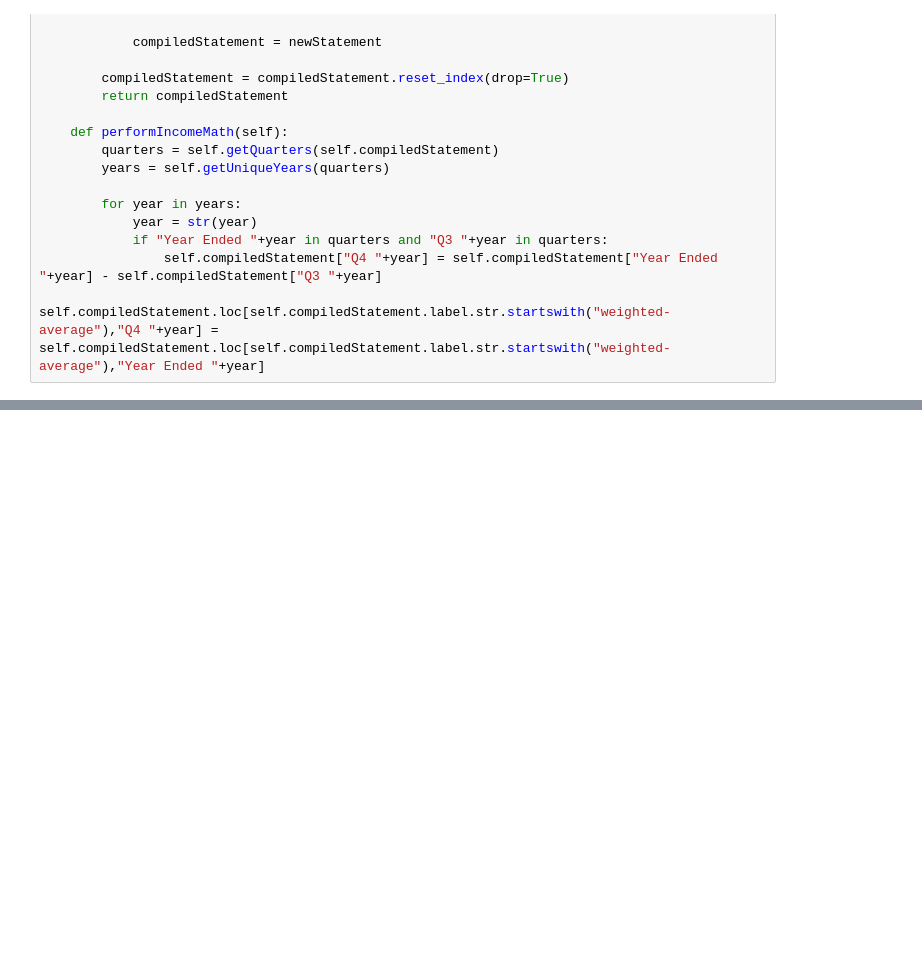
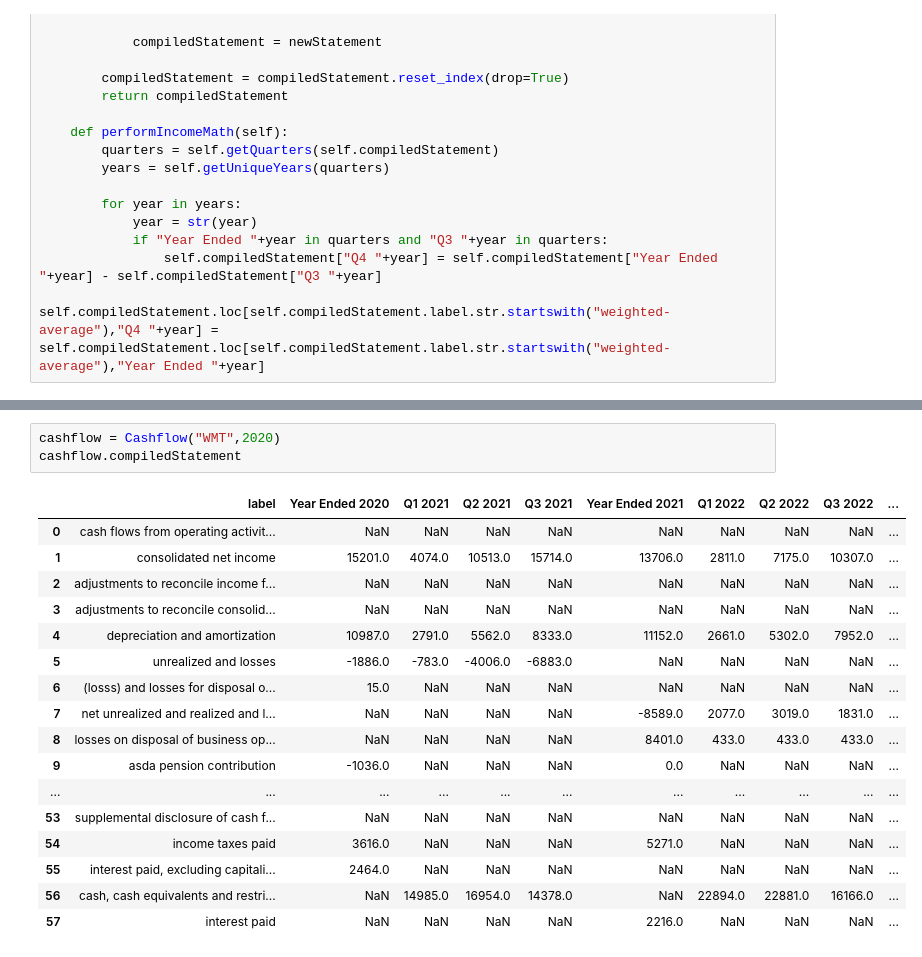
Before and after one commit to Julia-Susser/Financial-Statements, a Jupyter notebook: parse via matching labels iteratively.ipynb, the cells around one changed output, grey strips where cells are left out. Saved outputs shown, nothing was run; the diff lists cells and outputs as text; blank space fills up the shorter version.

```diff
--- a/parse via matching labels iteratively.ipynb
+++ b/parse via matching labels iteratively.ipynb
@@ -440,0 +246,21 @@ finalCashflow
+# %%
+cashflow = Cashflow("WMT",2020)
+cashflow.compiledStatement
+# %% [output]
+|  | label | Year Ended 2020 | Q1 2021 | Q2 2021 | Q3 2021 | Year Ended 2021 | Q1 2022 | Q2 2022 | Q3 2022 | ... |
+| 0 | cash flows from operating activit... | NaN | NaN | NaN | NaN | NaN | NaN | NaN | NaN | ... |
+| 1 | consolidated net income | 15201.0 | 4074.0 | 10513.0 | 15714.0 | 13706.0 | 2811.0 | 7175.0 | 10307.0 | ... |
+| 2 | adjustments to reconcile income f... | NaN | NaN | NaN | NaN | NaN | NaN | NaN | NaN | ... |
+| 3 | adjustments to reconcile consolid... | NaN | NaN | NaN | NaN | NaN | NaN | NaN | NaN | ... |
+| 4 | depreciation and amortization | 10987.0 | 2791.0 | 5562.0 | 8333.0 | 11152.0 | 2661.0 | 5302.0 | 7952.0 | ... |
+| 5 | unrealized and losses | -1886.0 | -783.0 | -4006.0 | -6883.0 | NaN | NaN | NaN | NaN | ... |
+| 6 | (losss) and losses for disposal o... | 15.0 | NaN | NaN | NaN | NaN | NaN | NaN | NaN | ... |
+| 7 | net unrealized and realized and l... | NaN | NaN | NaN | NaN | -8589.0 | 2077.0 | 3019.0 | 1831.0 | ... |
+| 8 | losses on disposal of business op... | NaN | NaN | NaN | NaN | 8401.0 | 433.0 | 433.0 | 433.0 | ... |
+| 9 | asda pension contribution | -1036.0 | NaN | NaN | NaN | 0.0 | NaN | NaN | NaN | ... |
+| ... | ... | ... | ... | ... | ... | ... | ... | ... | ... | ... |
+| 53 | supplemental disclosure of cash f... | NaN | NaN | NaN | NaN | NaN | NaN | NaN | NaN | ... |
+| 54 | income taxes paid | 3616.0 | NaN | NaN | NaN | 5271.0 | NaN | NaN | NaN | ... |
+| 55 | interest paid, excluding capitali... | 2464.0 | NaN | NaN | NaN | NaN | NaN | NaN | NaN | ... |
+| 56 | cash, cash equivalents and restri... | NaN | 14985.0 | 16954.0 | 14378.0 | NaN | 22894.0 | 22881.0 | 16166.0 | ... |
+| 57 | interest paid | NaN | NaN | NaN | NaN | 2216.0 | NaN | NaN | NaN | ... |
```
Also changed, not shown: parts of 10 cells of this notebook, 5 other files.
